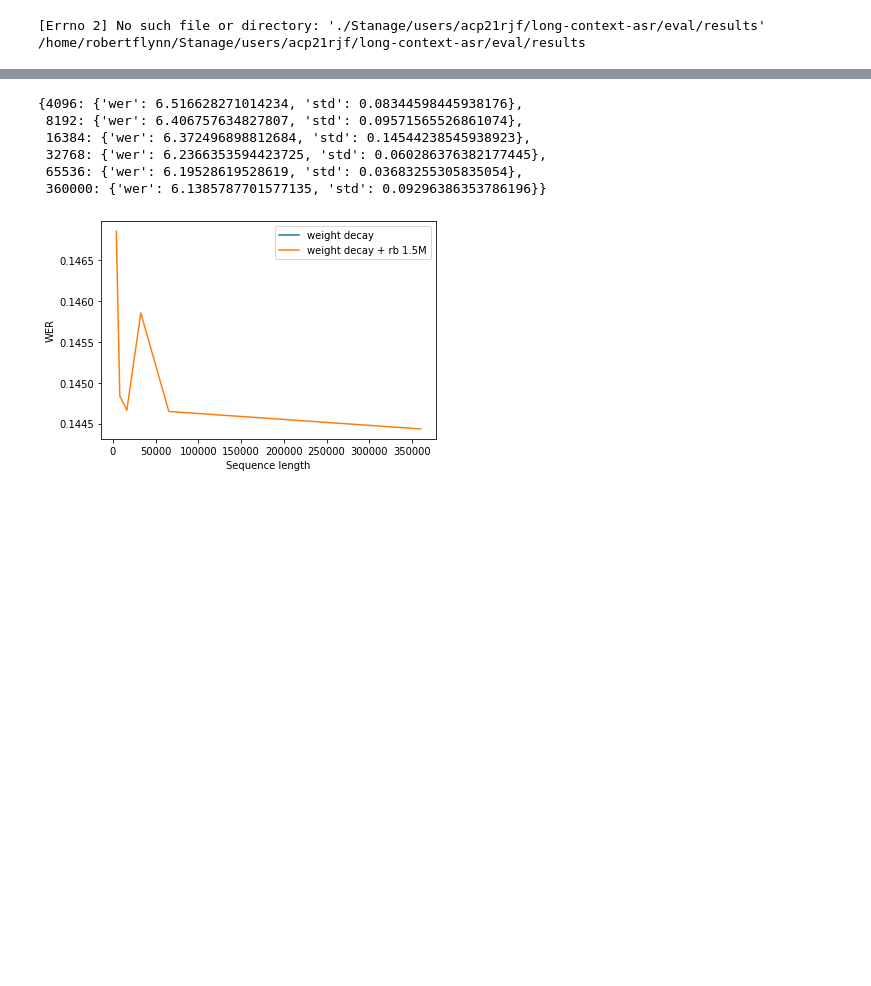
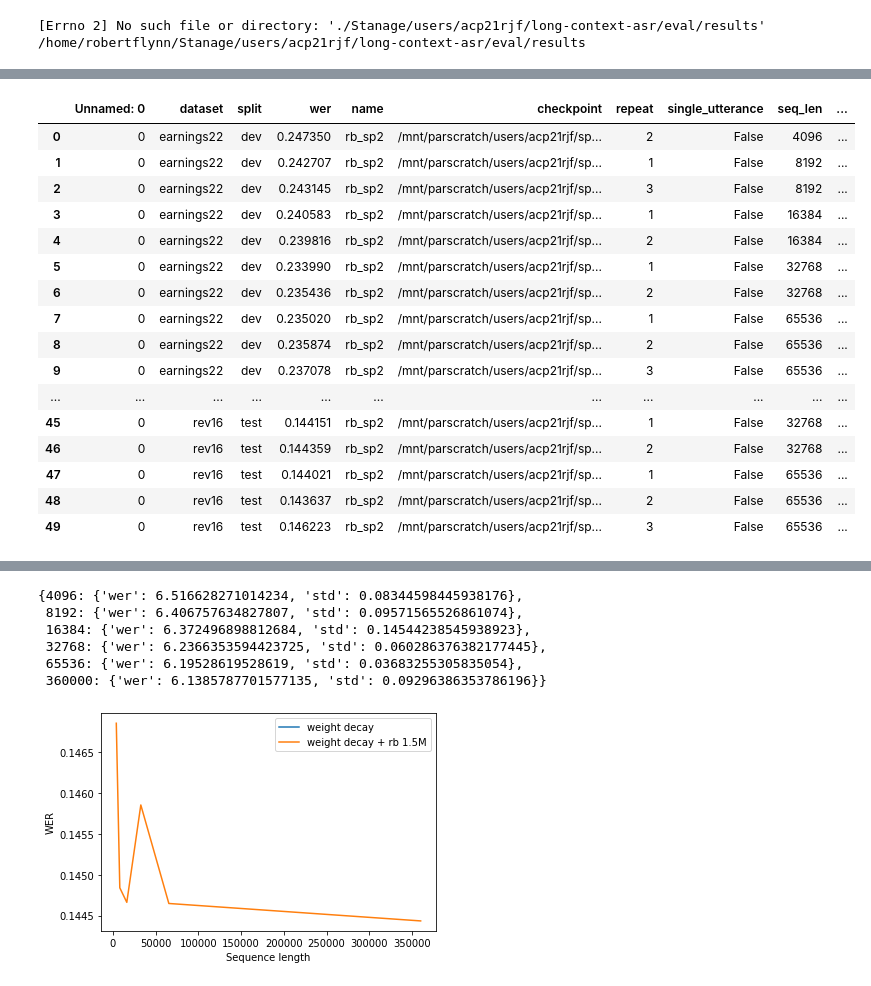
Before and after one commit to robflynnyh/long-context-asr, a Jupyter notebook: eval/results/eval.ipynb, the cells around one changed output, grey strips where cells are left out. Saved outputs shown, nothing was run; the diff lists cells and outputs as text; code cells hidden in the pictures; blank space fills up the shorter version.

```diff
--- a/eval/results/eval.ipynb
+++ b/eval/results/eval.ipynb
@@ -14,3 +15,23 @@ csv = pd.read_csv('evals_rb.csv', sep=',')
+# %%
+csv
+# %% [output]
+|  | Unnamed: 0 | dataset | split | wer | name | checkpoint | repeat | single_utterance | seq_len | ... |
+| 0 | 0 | earnings22 | dev | 0.247350 | rb_sp2 | /mnt/parscratch/users/acp21rjf/sp... | 2 | False | 4096 | ... |
+| 1 | 0 | earnings22 | dev | 0.242707 | rb_sp2 | /mnt/parscratch/users/acp21rjf/sp... | 1 | False | 8192 | ... |
+| 2 | 0 | earnings22 | dev | 0.243145 | rb_sp2 | /mnt/parscratch/users/acp21rjf/sp... | 3 | False | 8192 | ... |
+| 3 | 0 | earnings22 | dev | 0.240583 | rb_sp2 | /mnt/parscratch/users/acp21rjf/sp... | 1 | False | 16384 | ... |
+| 4 | 0 | earnings22 | dev | 0.239816 | rb_sp2 | /mnt/parscratch/users/acp21rjf/sp... | 2 | False | 16384 | ... |
+| 5 | 0 | earnings22 | dev | 0.233990 | rb_sp2 | /mnt/parscratch/users/acp21rjf/sp... | 1 | False | 32768 | ... |
+| 6 | 0 | earnings22 | dev | 0.235436 | rb_sp2 | /mnt/parscratch/users/acp21rjf/sp... | 2 | False | 32768 | ... |
+| 7 | 0 | earnings22 | dev | 0.235020 | rb_sp2 | /mnt/parscratch/users/acp21rjf/sp... | 1 | False | 65536 | ... |
+| 8 | 0 | earnings22 | dev | 0.235874 | rb_sp2 | /mnt/parscratch/users/acp21rjf/sp... | 2 | False | 65536 | ... |
+| 9 | 0 | earnings22 | dev | 0.237078 | rb_sp2 | /mnt/parscratch/users/acp21rjf/sp... | 3 | False | 65536 | ... |
+| ... | ... | ... | ... | ... | ... | ... | ... | ... | ... | ... |
+| 45 | 0 | rev16 | test | 0.144151 | rb_sp2 | /mnt/parscratch/users/acp21rjf/sp... | 1 | False | 32768 | ... |
+| 46 | 0 | rev16 | test | 0.144359 | rb_sp2 | /mnt/parscratch/users/acp21rjf/sp... | 2 | False | 32768 | ... |
+| 47 | 0 | rev16 | test | 0.144021 | rb_sp2 | /mnt/parscratch/users/acp21rjf/sp... | 1 | False | 65536 | ... |
+| 48 | 0 | rev16 | test | 0.143637 | rb_sp2 | /mnt/parscratch/users/acp21rjf/sp... | 2 | False | 65536 | ... |
+| 49 | 0 | rev16 | test | 0.146223 | rb_sp2 | /mnt/parscratch/users/acp21rjf/sp... | 3 | False | 65536 | ... |
 # %%
 seq_lens = csv['seq_len'].unique().tolist()
 seq_lens
```
Also changed, not shown: parts of 7 cells of this notebook, 10 other files.
